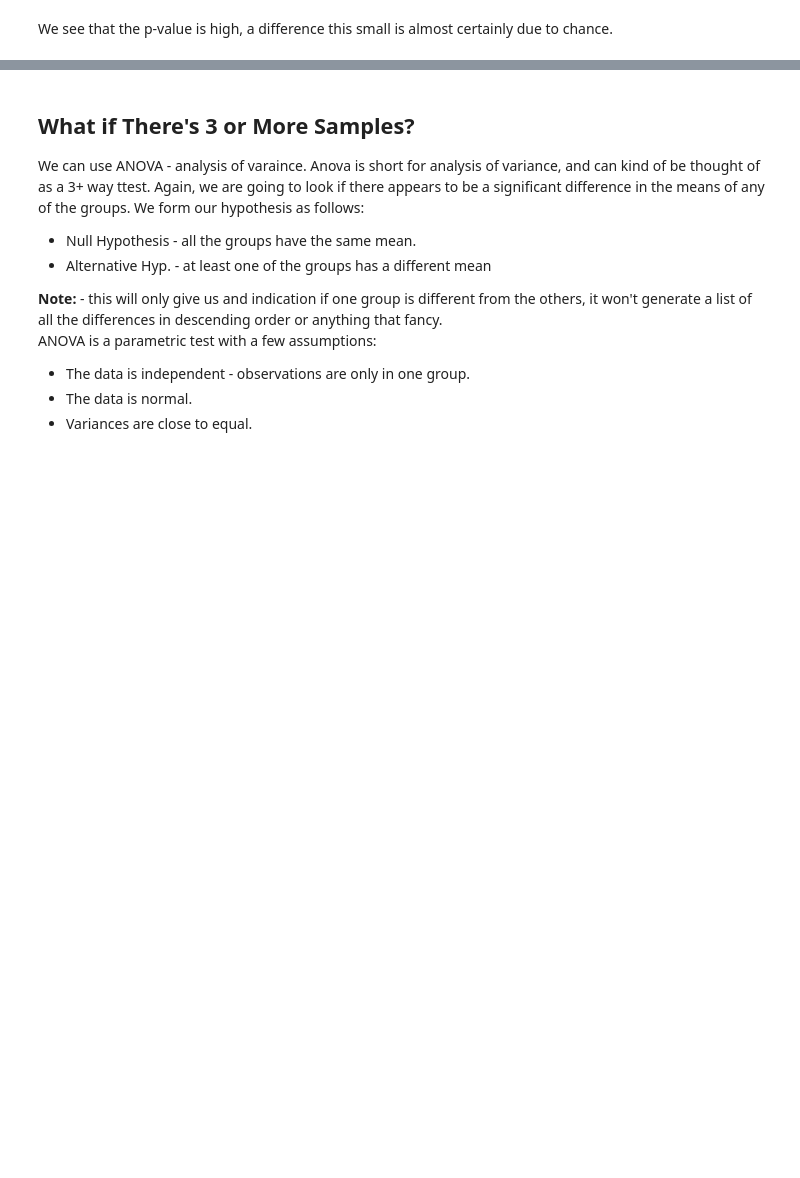
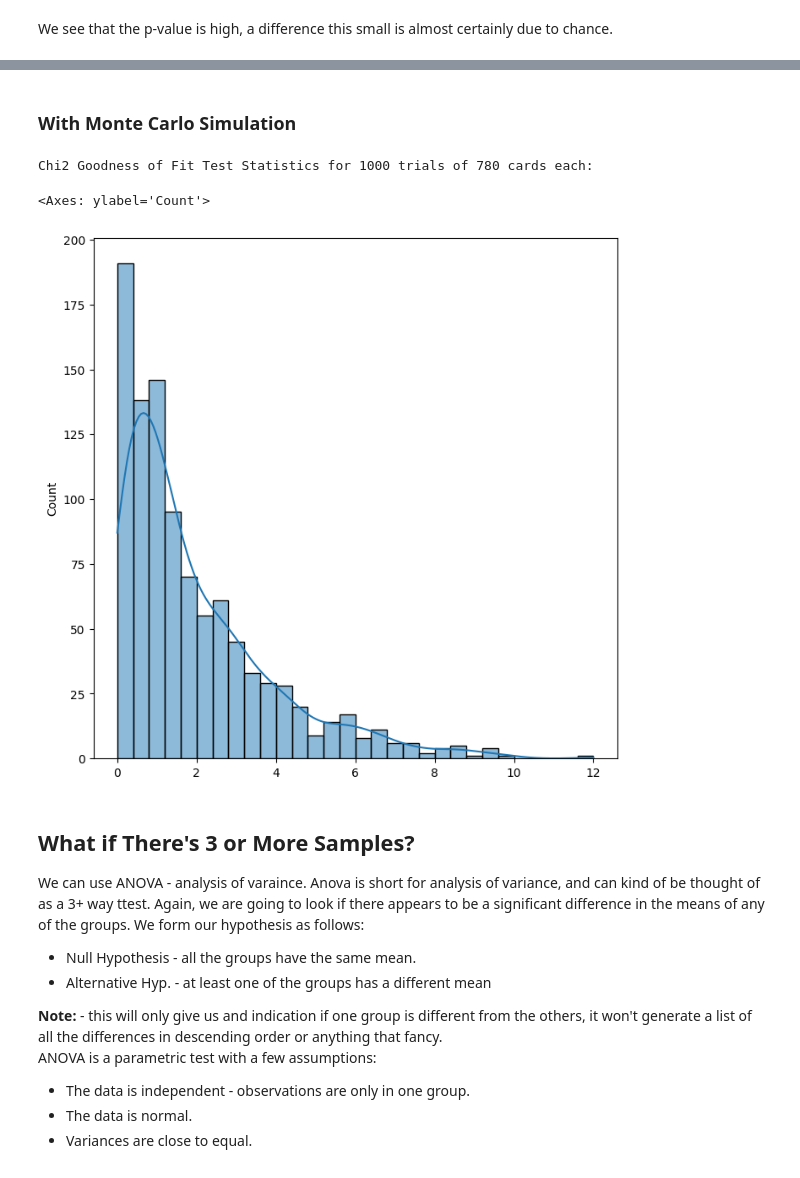
Before and after one commit to AkeemSemperDataScience/Basic_Stats_in_Python_Student_Repository, a Jupyter notebook: 017_Hypothesis_Test_2.ipynb, the cells around one changed output, grey strips where cells are left out. Cells and saved outputs as stored; diff of their text form; code cells hidden in the pictures; blank space fills up the shorter version.

```diff
--- a/017_Hypothesis_Test_2.ipynb
+++ b/017_Hypothesis_Test_2.ipynb
@@ -206,6 +243,36 @@ You're in charge of security at a casino. You are watching a blackjack dealer wh
 <li>Expectation - there are 52 cards in each deck, 4 of each value (A, K, Q, J, 10, etc...). The game is played with many decks and they are reshuffled partway though, so you can approximate the odds of any given value being drawn as 1/13.
 </ul>
 Is this game biased?
+# %% [markdown]
+### With Monte Carlo Simulation
+# %%
+trials = 1000
+cardsPerTrial = 780
+testStatistics = []
+
+for i in range(trials):
+    cardsByIndex = {"Aces": 0, "10s": 0, "Others": 0}
+    testStats = []
+    for j in range(cardsPerTrial):
+        card = np.random.randint(1, 14)
+        if card == 1:
+            cardsByIndex["Aces"] += 1
+        elif card >= 10:
+            cardsByIndex["10s"] += 1
+        else:
+            cardsByIndex["Others"] += 1
+    for key in cardsByIndex:
+        obv = cardsByIndex[key]
+        exp = cardsPerTrial * (1/13) if key == "Aces" else (cardsPerTrial * (4/13)) if key == "10s" else (cardsPerTrial * (8/13))
+        testStats.append((obv - exp) ** 2 / exp)
+    testStatistics.append(np.sum(testStats))
+
+print("Chi2 Goodness of Fit Test Statistics for 1000 trials of 780 cards each:")
+sns.histplot(testStatistics, bins=30, kde=True)
+# %% [output]
+Chi2 Goodness of Fit Test Statistics for 1000 trials of 780 cards each:
+<Axes: ylabel='Count'>
+[figure, added]
 # %% [markdown]
 ## What if There's 3 or More Samples?
 
```
Also changed, not shown: parts of 16 cells of this notebook, 1 other file.
